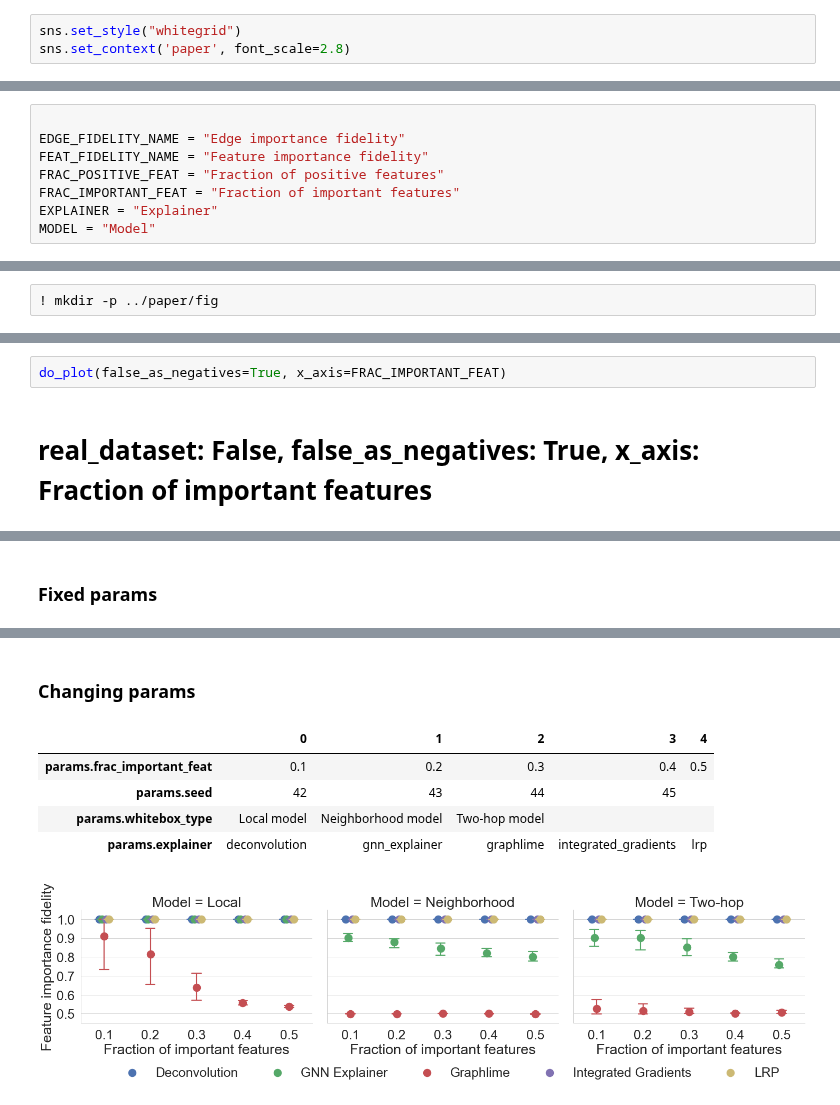
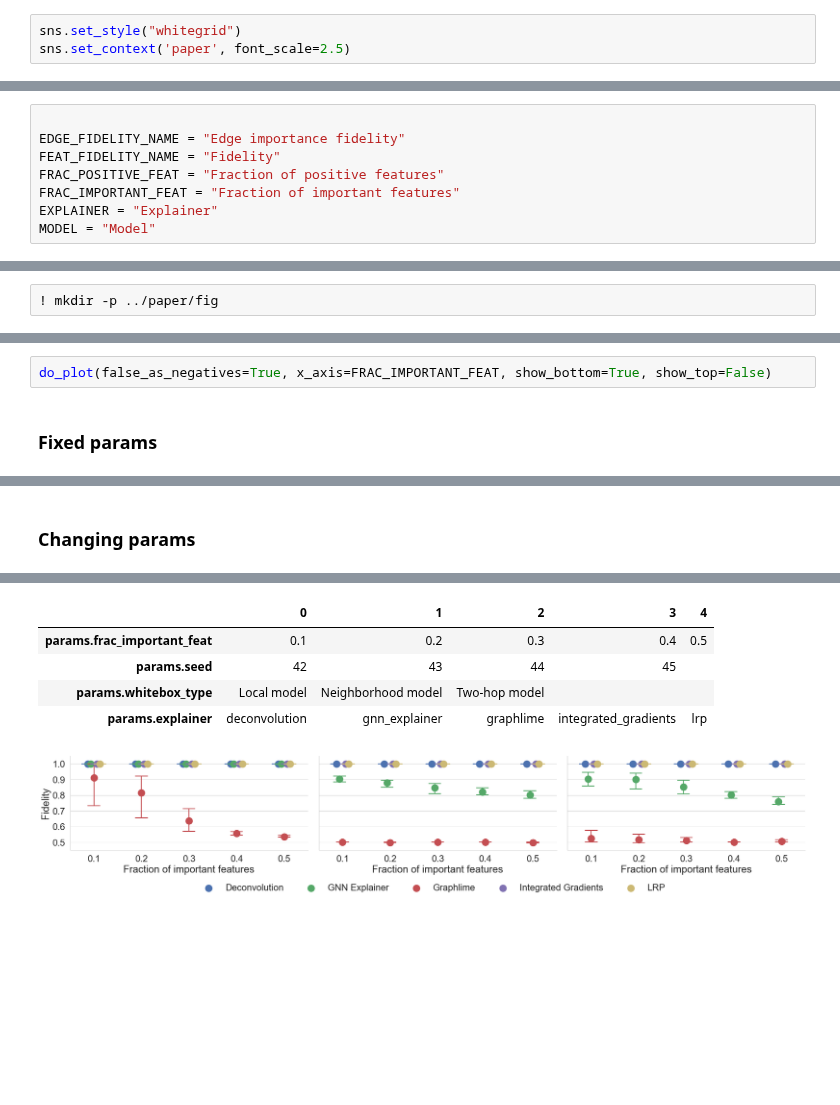
Before and after one commit to corradomonti/axiomatic-g-xai, a Jupyter notebook: notebook/plot-results.ipynb, the cells around one changed output, grey strips where cells are left out. Saved outputs shown, nothing was run; the diff lists cells and outputs as text; blank space fills up the shorter version.

```diff
--- a/notebook/plot-results.ipynb
+++ b/notebook/plot-results.ipynb
@@ -30,7 +30,7 @@ pd.set_option('display.max_rows', 500)
 sys.path += ['../src/']
 # %%
 sns.set_style("whitegrid")
-sns.set_context('paper', font_scale=2.8)
+sns.set_context('paper', font_scale=2.5)
 # %%
 def print_different_values(df_plot):
     fixed_fields2value = {}
@@ -72,7 +68,7 @@ Index(['run_id', 'experiment_id', 'status', 'artifact_uri', 'start_time',
 # %%
 
 EDGE_FIDELITY_NAME = "Edge importance fidelity"
-FEAT_FIDELITY_NAME = "Feature importance fidelity"
+FEAT_FIDELITY_NAME = "Fidelity"
 FRAC_POSITIVE_FEAT = "Fraction of positive features"
 FRAC_IMPORTANT_FEAT = "Fraction of important features"
 EXPLAINER = "Explainer"
@@ -180,4 +181,4 @@ Changing params
 # %%
-do_plot(false_as_negatives=True, x_axis=FRAC_IMPORTANT_FEAT)
+do_plot(false_as_negatives=True, x_axis=FRAC_IMPORTANT_FEAT, show_bottom=True, show_top=False)
 # %% [output]
-real_dataset: False, false_as_negatives: True, x_axis: Fraction of important features
+Fixed params
@@ -184 +187 @@ real_dataset: False, false_as_negatives: True, x_axis: Fraction of important fea
-Fixed params
+Changing params
@@ -187,8 +188,7 @@ Fixed params
-Changing params
 |  | 0 | 1 | 2 | 3 | 4 |
 | params.frac_important_feat | 0.1 | 0.2 | 0.3 | 0.4 | 0.5 |
 | params.seed | 42 | 43 | 44 | 45 |  |
 | params.whitebox_type | Local model | Neighborhood model | Two-hop model |  |  |
 | params.explainer | deconvolution | gnn_explainer | graphlime | integrated_gradients | lrp |
-[figure, old version]
+[figure, new version]
 # %%
```
Also changed, not shown: parts of 8 cells of this notebook, 2 other files.
